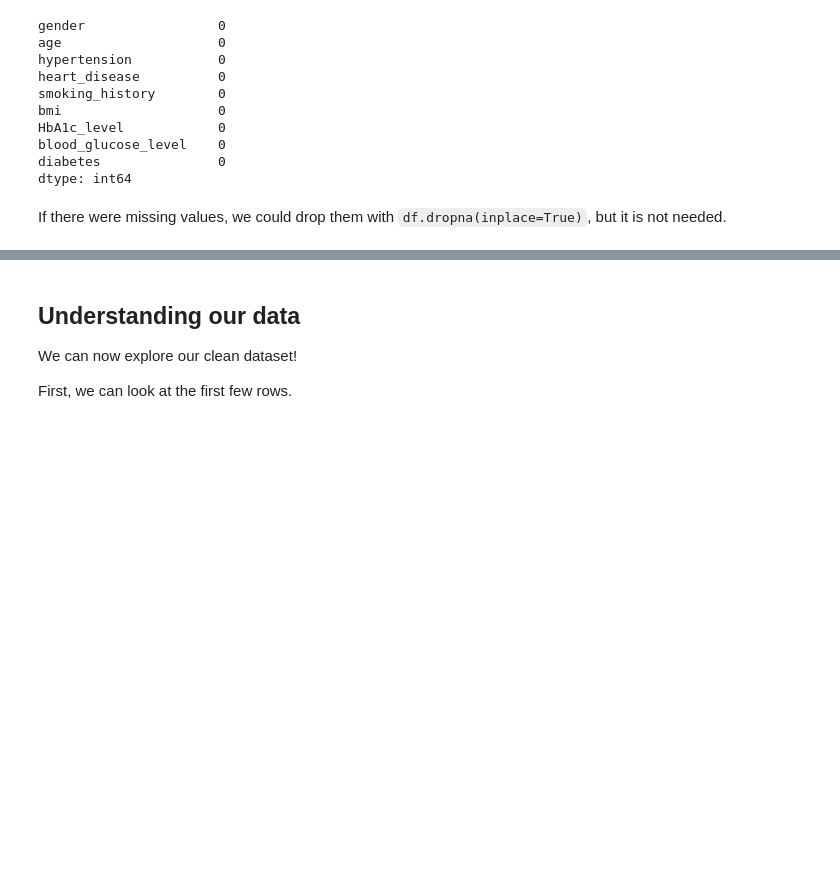
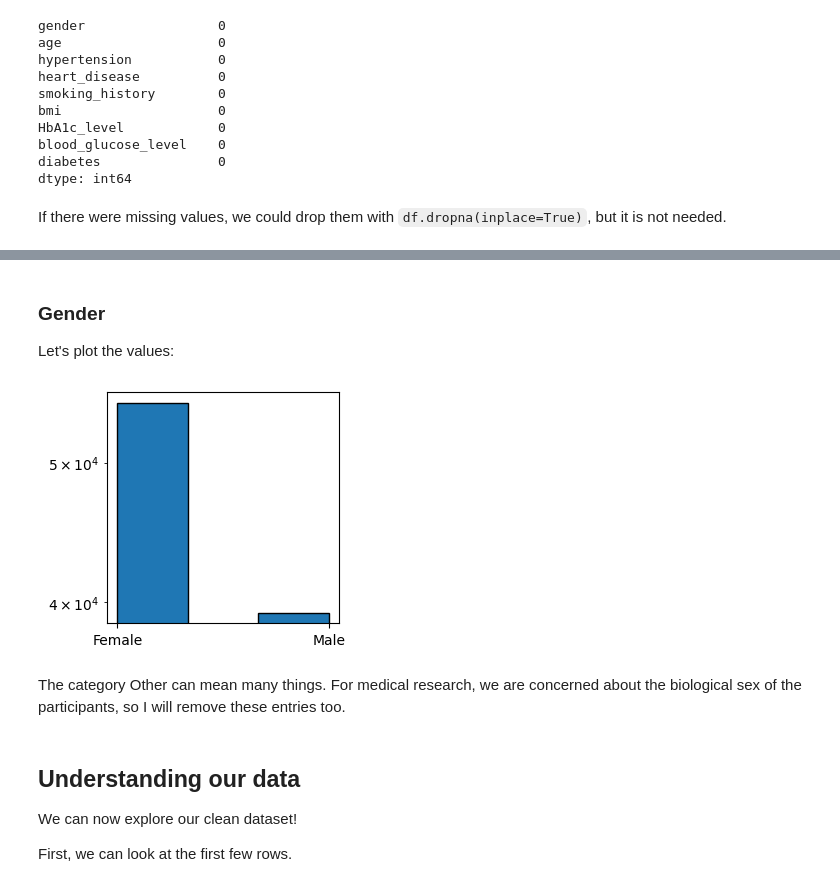
Before and after one commit to nemkin/matstat-diabetes, a Jupyter notebook: diabetes.ipynb, the cells around one changed output, grey strips where cells are left out. Drawn from its saved outputs; the diff is of its cells as text; code cells hidden in the pictures; blank space fills up the shorter version.

```diff
--- a/diabetes.ipynb
+++ b/diabetes.ipynb
@@ -144,0 +263,16 @@ If there were missing values, we could drop them with `df.dropna(inplace=True)`,
+# %%
+df = df[df['age'] < 80]
+# %% [markdown]
+### Gender
+
+Let's plot the values:
+# %%
+values = df['gender']
+counts, bins, _ = plt.hist(values, bins=3, edgecolor='black')
+plt.yscale('log')
+plt.gcf().set_size_inches(3, 3)
+plt.show()
+# %% [output]
+[figure, added]
+# %% [markdown]
+The category Other can mean many things. For medical research, we are concerned about the biological sex of the participants, so I will remove these entries too.
```
Also changed, not shown: parts of 47 cells of this notebook.
